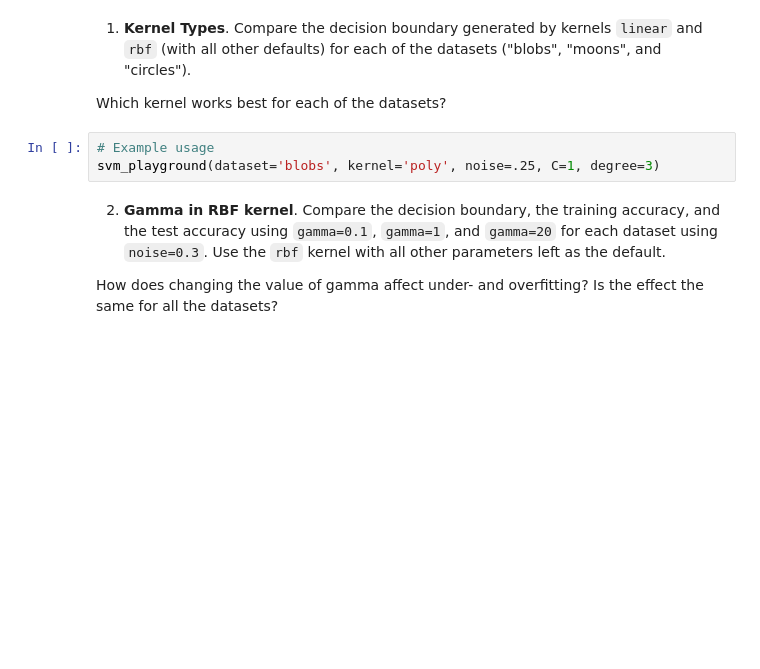
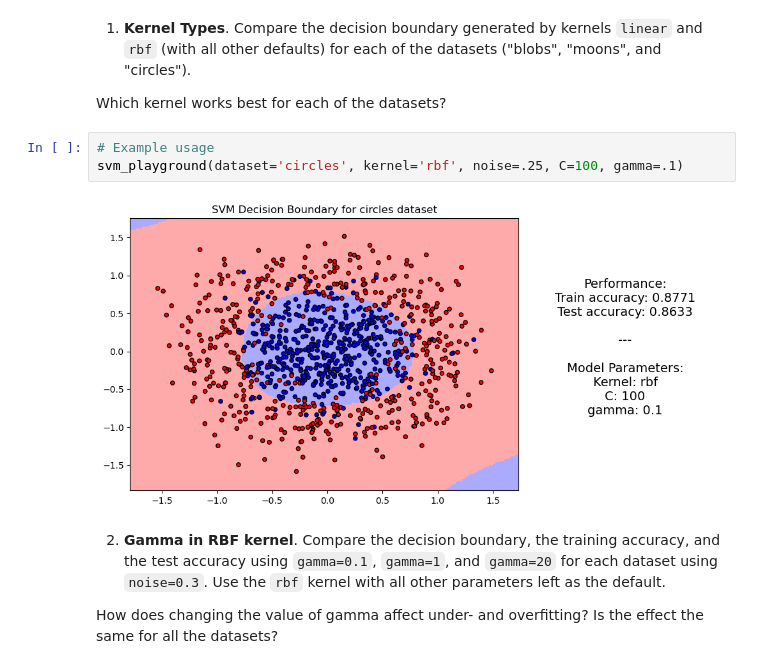
Before and after one commit to esnt/code-for-486, a Jupyter notebook: 04-SVM/code.ipynb, the cells around one changed output. Saved outputs shown, nothing was run; the diff lists cells and outputs as text; blank space fills up the shorter version.

```diff
--- a/04-SVM/code.ipynb
+++ b/04-SVM/code.ipynb
@@ -34,7 +34,9 @@ from playground import svm_playground
 Which kernel works best for each of the datasets?
 # %%
 # Example usage
-svm_playground(dataset='blobs', kernel='poly', noise=.25, C=1, degree=3)
+svm_playground(dataset='circles', kernel='rbf', noise=.25, C=100, gamma=.1)
+# %% [output]
+[figure, added]
 # %% [markdown]
 2. **Gamma in RBF kernel**. Compare the decision boundary, the training accuracy, and the test accuracy using `gamma=0.1`, `gamma=1`, and `gamma=20` for each dataset using `noise=0.3`. Use the `rbf` kernel with all other parameters left as the default.
 
```
Also changed, not shown: 3 other files.
